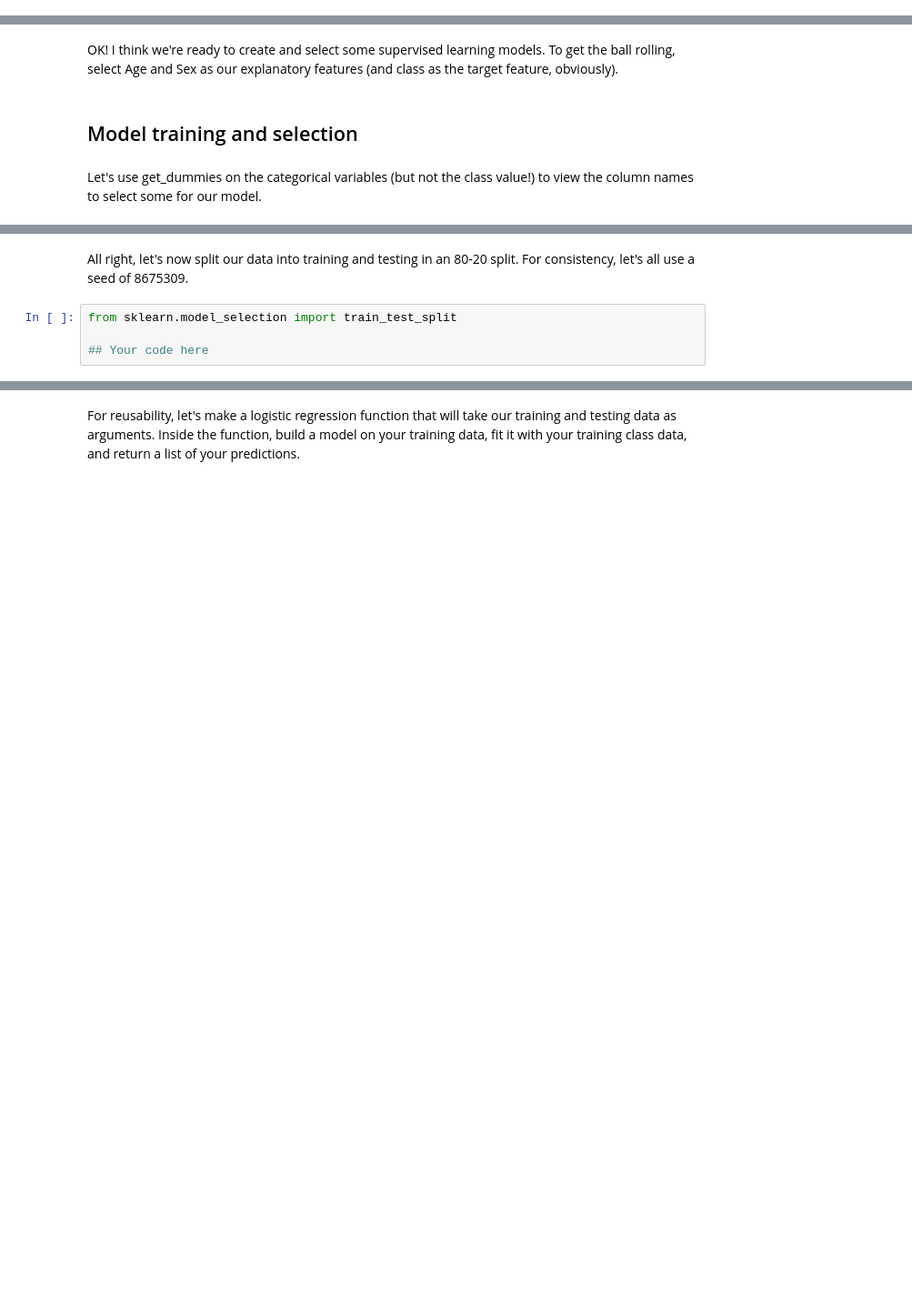
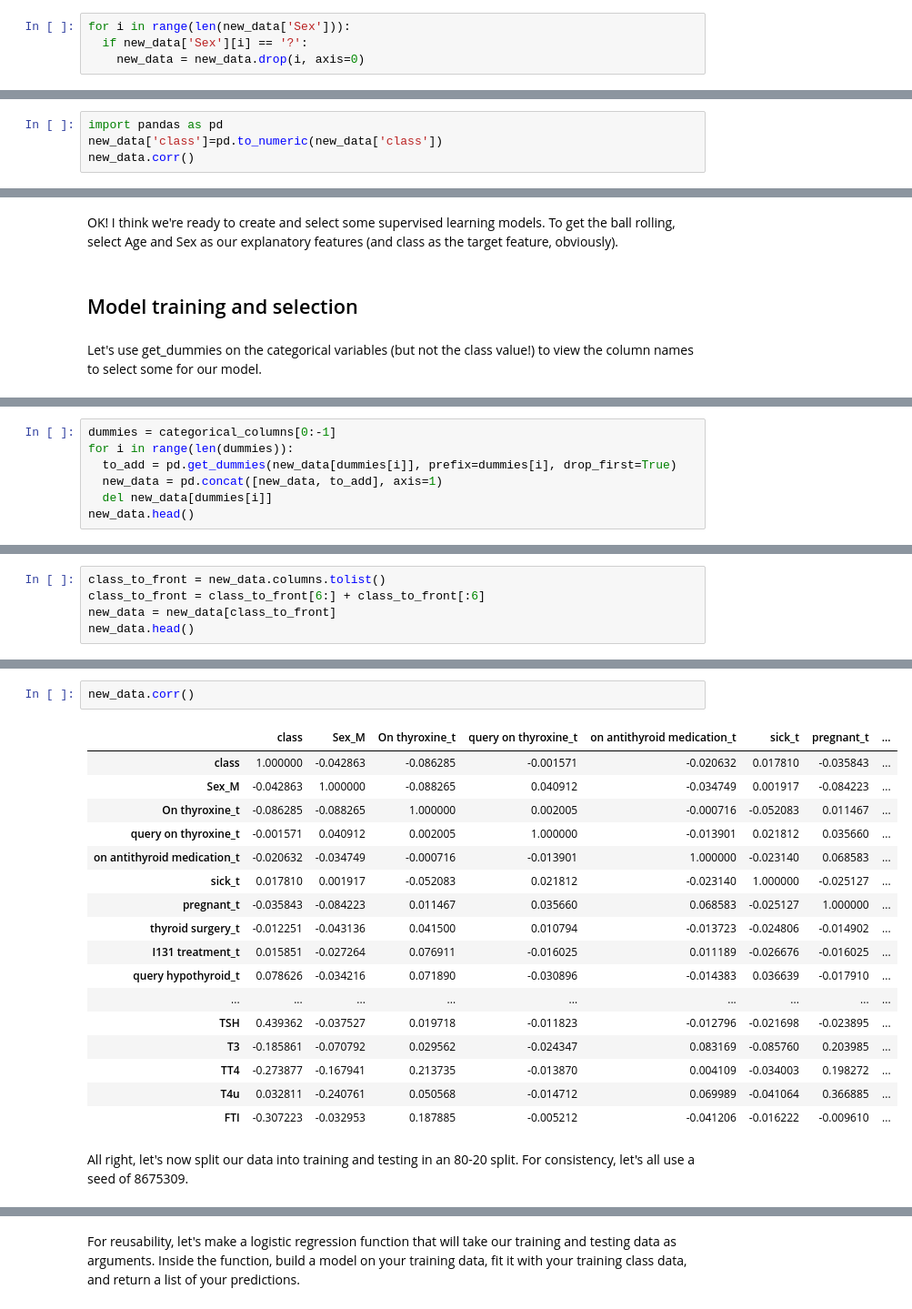
Before and after one commit to Pizzawookiee/Week1_Public, a Jupyter notebook: ChallengeProject/ChallengeProject_Complete.ipynb, the cells around one changed output, grey strips where cells are left out. Shown: that part at 91% size. Saved outputs shown, nothing was run; the diff lists cells and outputs as text; blank space fills up the shorter version.

```diff
--- a/ChallengeProject/ChallengeProject_Complete.ipynb
+++ b/ChallengeProject/ChallengeProject_Complete.ipynb
@@ -172,3 +236,7 @@ We could replace the missing values in proportion to the current number of males
+# %%
+for i in range(len(new_data['Sex'])):
+  if new_data['Sex'][i] == '?':
+    new_data = new_data.drop(i, axis=0)
 # %% [markdown]
 Nice! Now we have a pretty clean dataset to work with. Let's now do some further data analysis and visualization to better understand what we're working with.
 # %% [markdown]
@@ -184,0 +258,4 @@ import pandas as pd
+# %%
+import pandas as pd
+new_data['class']=pd.to_numeric(new_data['class'])
+new_data.corr()
@@ -197,0 +282,7 @@ Let's use get_dummies on the categorical variables (but not the class value!) to
+# %%
+dummies = categorical_columns[0:-1]
+for i in range(len(dummies)):
+  to_add = pd.get_dummies(new_data[dummies[i]], prefix=dummies[i], drop_first=True)
+  new_data = pd.concat([new_data, to_add], axis=1)
+  del new_data[dummies[i]]
+new_data.head()
@@ -197,0 +296,5 @@ Let's use get_dummies on the categorical variables (but not the class value!) to
+# %%
+class_to_front = new_data.columns.tolist()
+class_to_front = class_to_front[6:] + class_to_front[:6]
+new_data = new_data[class_to_front]
+new_data.head()
@@ -198,6 +308,22 @@ Let's use get_dummies on the categorical variables (but not the class value!) to
+# %%
+new_data.corr()
+# %% [output]
+|  | class | Sex_M | On thyroxine_t | query on thyroxine_t | on antithyroid medication_t | sick_t | pregnant_t | ... |
+| class | 1.000000 | -0.042863 | -0.086285 | -0.001571 | -0.020632 | 0.017810 | -0.035843 | ... |
+| Sex_M | -0.042863 | 1.000000 | -0.088265 | 0.040912 | -0.034749 | 0.001917 | -0.084223 | ... |
+| On thyroxine_t | -0.086285 | -0.088265 | 1.000000 | 0.002005 | -0.000716 | -0.052083 | 0.011467 | ... |
+| query on thyroxine_t | -0.001571 | 0.040912 | 0.002005 | 1.000000 | -0.013901 | 0.021812 | 0.035660 | ... |
+| on antithyroid medication_t | -0.020632 | -0.034749 | -0.000716 | -0.013901 | 1.000000 | -0.023140 | 0.068583 | ... |
+| sick_t | 0.017810 | 0.001917 | -0.052083 | 0.021812 | -0.023140 | 1.000000 | -0.025127 | ... |
+| pregnant_t | -0.035843 | -0.084223 | 0.011467 | 0.035660 | 0.068583 | -0.025127 | 1.000000 | ... |
+| thyroid surgery_t | -0.012251 | -0.043136 | 0.041500 | 0.010794 | -0.013723 | -0.024806 | -0.014902 | ... |
+| I131 treatment_t | 0.015851 | -0.027264 | 0.076911 | -0.016025 | 0.011189 | -0.026676 | -0.016025 | ... |
+| query hypothyroid_t | 0.078626 | -0.034216 | 0.071890 | -0.030896 | -0.014383 | 0.036639 | -0.017910 | ... |
+| ... | ... | ... | ... | ... | ... | ... | ... | ... |
+| TSH | 0.439362 | -0.037527 | 0.019718 | -0.011823 | -0.012796 | -0.021698 | -0.023895 | ... |
+| T3 | -0.185861 | -0.070792 | 0.029562 | -0.024347 | 0.083169 | -0.085760 | 0.203985 | ... |
+| TT4 | -0.273877 | -0.167941 | 0.213735 | -0.013870 | 0.004109 | -0.034003 | 0.198272 | ... |
+| T4u | 0.032811 | -0.240761 | 0.050568 | -0.014712 | 0.069989 | -0.041064 | 0.366885 | ... |
+| FTI | -0.307223 | -0.032953 | 0.187885 | -0.005212 | -0.041206 | -0.016222 | -0.009610 | ... |
 # %% [markdown]
 All right, let's now split our data into training and testing in an 80-20 split. For consistency, let's all use a seed of 8675309.
-# %%
-from sklearn.model_selection import train_test_split
-
-## Your code here
```
Also changed, not shown: parts of 22 cells of this notebook.
